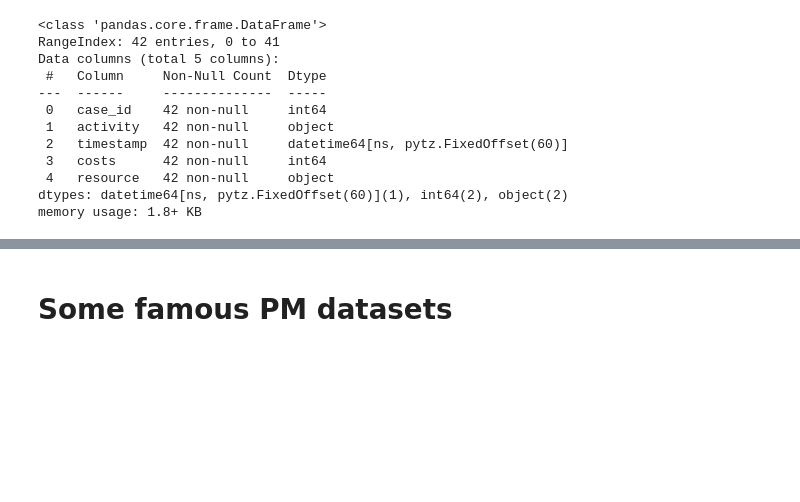
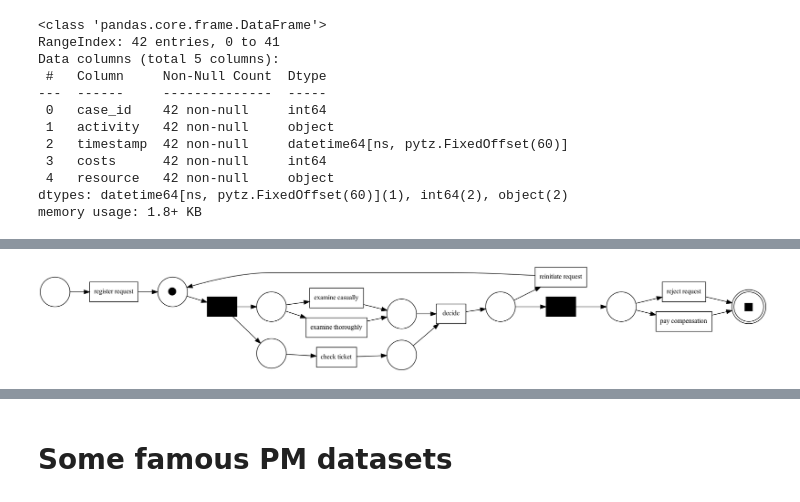
Before and after one commit to EMbeDS-education/ComputingDataAnalysisModeling20242025, a Jupyter notebook: PDAI/jupyter/jupyterNotebooks/M2PM_03pm4py.ipynb, the cells around one changed output, grey strips where cells are left out. Drawn from its saved outputs; the diff is of its cells as text; code cells hidden in the pictures; blank space fills up the shorter version.

```diff
--- a/PDAI/jupyter/jupyterNotebooks/M2PM_03pm4py.ipynb
+++ b/PDAI/jupyter/jupyterNotebooks/M2PM_03pm4py.ipynb
@@ -111,0 +592,7 @@ len(event_log.activity.unique())
+# %%
+#We perform register request, and move the token on its right
+m=pm4py.Marking()
+m[places_list[5]]=1
+pm4py.view_petri_net(pn, m, fm)
+# %% [output]
+[figure, added]
```
Also changed, not shown: parts of 117 cells of this notebook, 7 other files.
